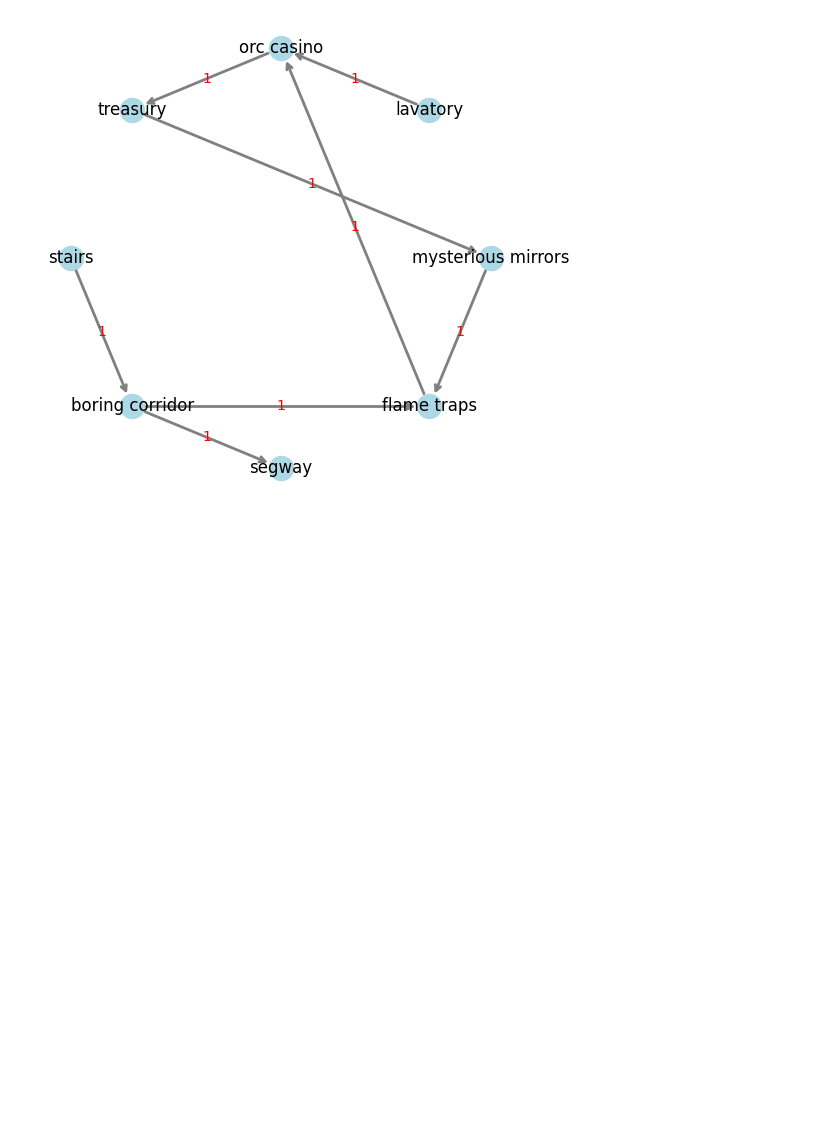
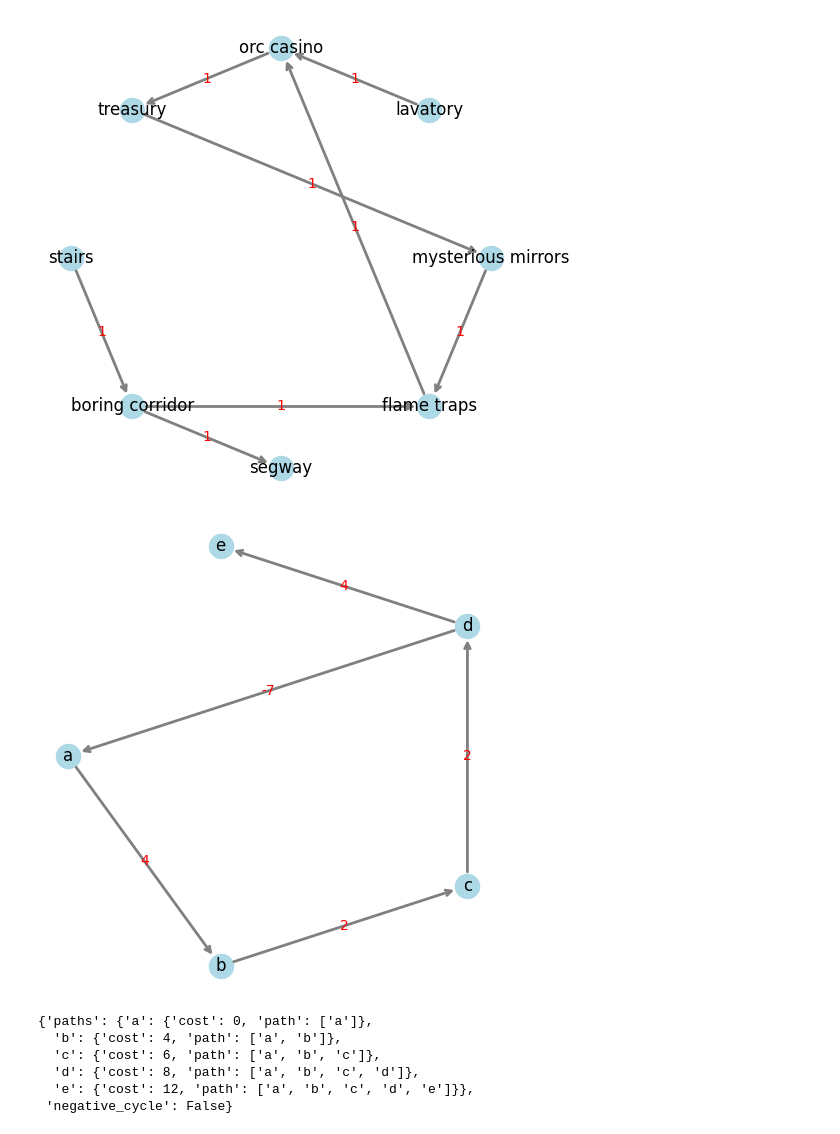
Before and after one commit to SE-6/04_Non-linear_Data_Structures, a Jupyter notebook: 03_Graphs/02_Directed_Graphs.ipynb, the cells around one changed output. Saved outputs shown, nothing was run; the diff lists cells and outputs as text; code cells hidden in the pictures; blank space fills up the shorter version.

Commit message:
bellman-ford

```diff
--- a/03_Graphs/02_Directed_Graphs.ipynb
+++ b/03_Graphs/02_Directed_Graphs.ipynb
@@ -21,10 +21,10 @@ class DirectedGraph:
             raise ValueError(f"label {label} not found in graph")
         return self.labels.index(label)
 
-    def add_edge(self, label1, label2):  # g.add_edge("a", "b")
+    def add_edge(self, label1, label2, weight=1):  # g.add_edge("a", "b")
         u = self.label_to_index(label1)  # 0
         v = self.label_to_index(label2)  # 1
-        self.adj_matrix[u][v] = 1
+        self.adj_matrix[u][v] = weight
 
     def remove_edge(self, label1, label2):
         u = self.label_to_index(label1)
@@ -122,0 +218,20 @@ Is there a circle in our dungeon?  True
+# %%
+labels = ["a", "b", "c", "d", "e"]
+g = DirectedGraph(labels)
+g.add_edge("a", "b", 4)
+g.add_edge("b", "c", 2)
+g.add_edge("c", "d", 2)
+g.add_edge("d", "a", -7)
+g.add_edge("d", "e", 4)
+draw_graph(g)
+# %% [output]
+[figure, added]
+# %%
+bellman_ford(g, "a")
+# %% [output]
+{'paths': {'a': {'cost': 0, 'path': ['a']},
+  'b': {'cost': 4, 'path': ['a', 'b']},
+  'c': {'cost': 6, 'path': ['a', 'b', 'c']},
+  'd': {'cost': 8, 'path': ['a', 'b', 'c', 'd']},
+  'e': {'cost': 12, 'path': ['a', 'b', 'c', 'd', 'e']}},
+ 'negative_cycle': False}
```
Also changed, not shown: parts of 1 cell of this notebook, 1 other file.
